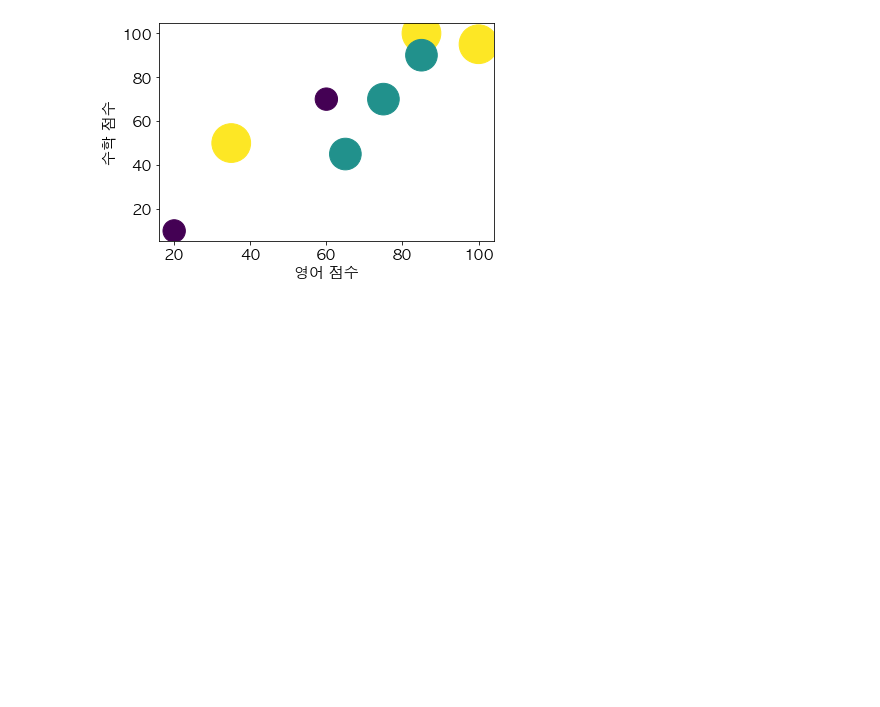
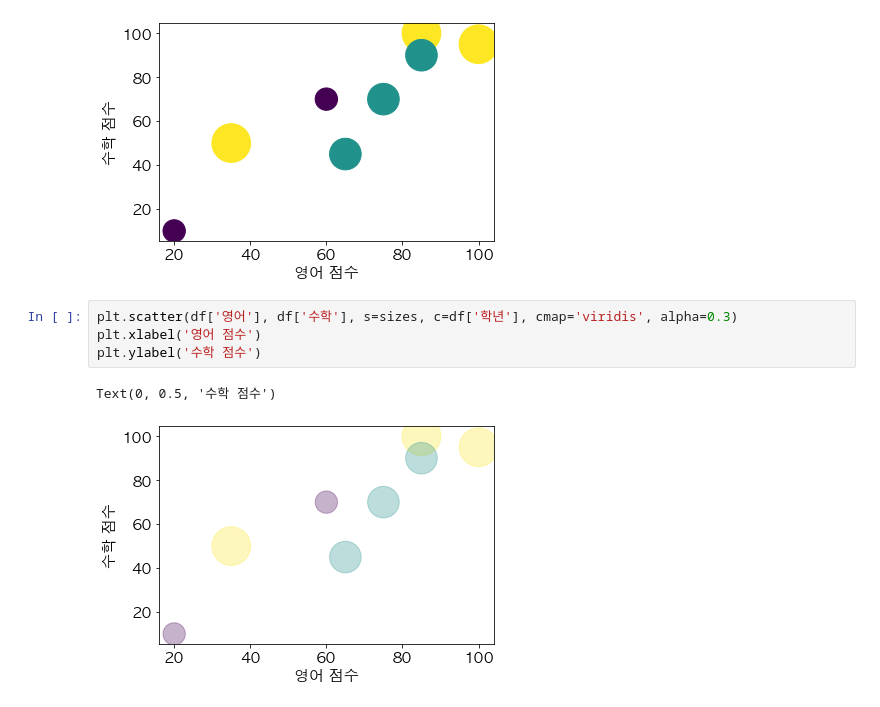
Before and after one commit to jexists/study_python, a Jupyter notebook: machine_learning/260324_inflearn/matplotlib/15.scatter-graph.ipynb, the cells around one changed output. Drawn from its saved outputs; the diff is of its cells as text; blank space fills up the shorter version.

```diff
--- a/machine_learning/260324_inflearn/matplotlib/15.scatter-graph.ipynb
+++ b/machine_learning/260324_inflearn/matplotlib/15.scatter-graph.ipynb
@@ -72,3 +72,10 @@ plt.ylabel('수학 점수')
 # %% [output]
 Text(0, 0.5, '수학 점수')
 [figure]
+# %%
+plt.scatter(df['영어'], df['수학'], s=sizes, c=df['학년'], cmap='viridis', alpha=0.3)
+plt.xlabel('영어 점수')
+plt.ylabel('수학 점수')
+# %% [output]
+Text(0, 0.5, '수학 점수')
+[figure, added]
```
Also changed, not shown: parts of 4 cells of this notebook, 2 other files.
